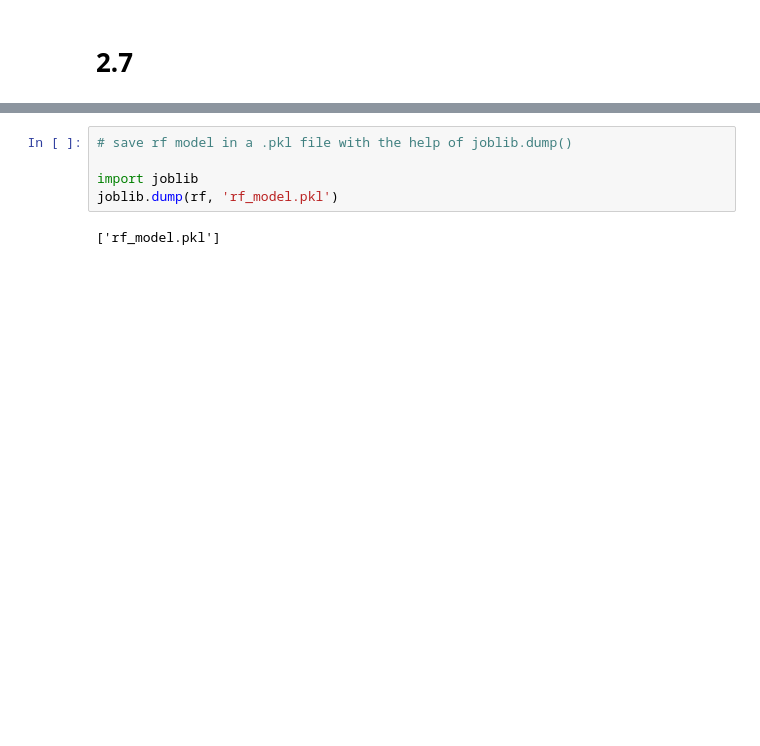
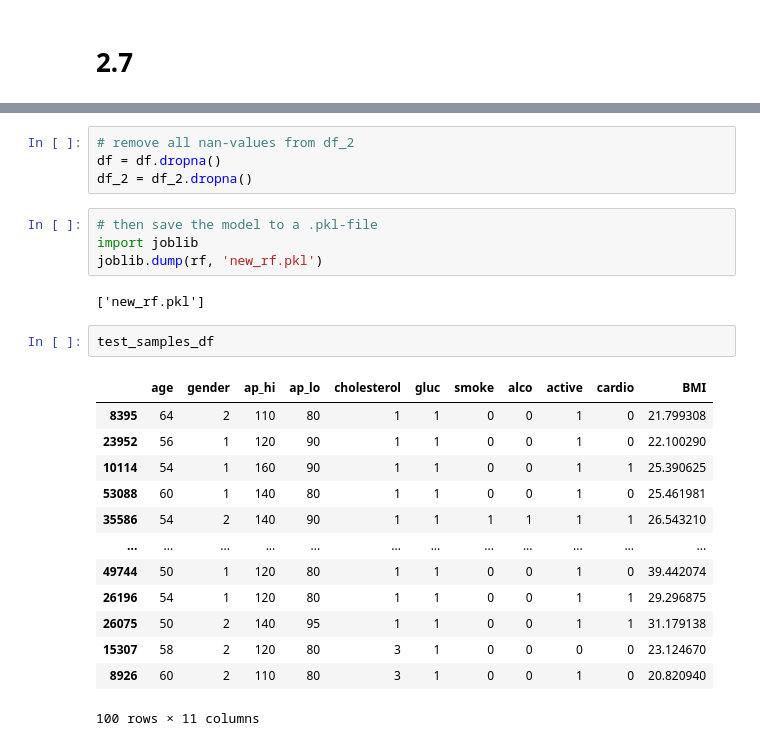
Before and after one commit to Danneftw1/Machine-learning, a Jupyter notebook: Labb/Labb2.1.ipynb, the cells around one changed output, grey strips where cells are left out. Cells and saved outputs as stored; diff of their text form; blank space fills up the shorter version.

```diff
--- a/Labb/Labb2.1.ipynb
+++ b/Labb/Labb2.1.ipynb
@@ -401,7 +390,26 @@ df_2
+# %%
+# remove all nan-values from df_2
+df = df.dropna()
+df_2 = df_2.dropna()
 # %%
-# save rf model in a .pkl file with the help of joblib.dump()
-
+# then save the model to a .pkl-file
 import joblib
-joblib.dump(rf, 'rf_model.pkl')
+joblib.dump(rf, 'new_rf.pkl')
 # %% [output]
-['rf_model.pkl']
+['new_rf.pkl']
+# %%
+test_samples_df
+# %% [output]
+|  | age | gender | ap_hi | ap_lo | cholesterol | gluc | smoke | alco | active | cardio | BMI |
+| 8395 | 64 | 2 | 110 | 80 | 1 | 1 | 0 | 0 | 1 | 0 | 21.799308 |
+| 23952 | 56 | 1 | 120 | 90 | 1 | 1 | 0 | 0 | 1 | 0 | 22.100290 |
+| 10114 | 54 | 1 | 160 | 90 | 1 | 1 | 0 | 0 | 1 | 1 | 25.390625 |
+| 53088 | 60 | 1 | 140 | 80 | 1 | 1 | 0 | 0 | 1 | 0 | 25.461981 |
+| 35586 | 54 | 2 | 140 | 90 | 1 | 1 | 1 | 1 | 1 | 1 | 26.543210 |
+| ... | ... | ... | ... | ... | ... | ... | ... | ... | ... | ... | ... |
+| 49744 | 50 | 1 | 120 | 80 | 1 | 1 | 0 | 0 | 1 | 0 | 39.442074 |
+| 26196 | 54 | 1 | 120 | 80 | 1 | 1 | 0 | 0 | 1 | 1 | 29.296875 |
+| 26075 | 50 | 2 | 140 | 95 | 1 | 1 | 0 | 0 | 1 | 1 | 31.179138 |
+| 15307 | 58 | 2 | 120 | 80 | 3 | 1 | 0 | 0 | 0 | 0 | 23.124670 |
+| 8926 | 60 | 2 | 110 | 80 | 3 | 1 | 0 | 0 | 1 | 0 | 20.820940 |
+100 rows × 11 columns
```
Also changed, not shown: parts of 10 cells of this notebook, 4 other files.
